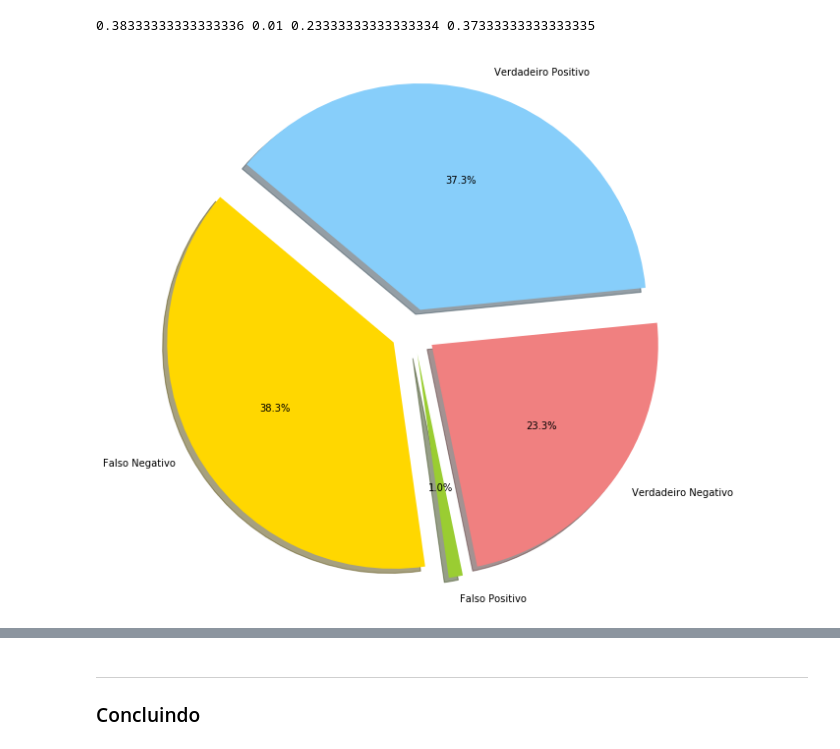
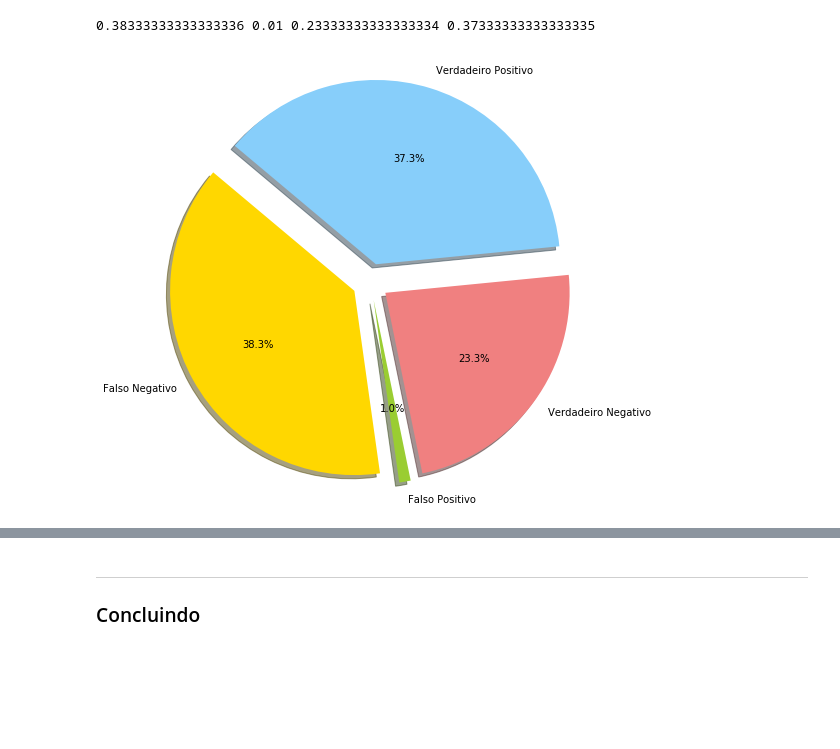
Before and after one commit to EikiSantos/DataScience-Project, a Jupyter notebook: Projeto2_layout.ipynb, the cells around one changed output, grey strips where cells are left out. Saved outputs shown, nothing was run; the diff lists cells and outputs as text; code cells hidden in the pictures; blank space fills up the shorter version.

```diff
--- a/Projeto2_layout.ipynb
+++ b/Projeto2_layout.ipynb
@@ -352,17 +355,17 @@ dic = {"V_N":porc_v_n,
 # %%
 # Data to plot
 labels = 'Falso Negativo', "Falso Positivo", "Verdadeiro Negativo", 'Verdadeiro Positivo'
 sizes = [porc_f_n, porc_f_p, porc_v_n, porc_v_p]
 colors = ['gold', 'yellowgreen', 'lightcoral', 'lightskyblue']
 explode = (0.1, 0.1, 0.1, 0.1)  # explode 1st slice
 
 # Plot
-plt.figure(figsize=[10,10])
+plt.figure(figsize=[8,8])
 plt.pie(sizes, explode=explode, labels=labels, colors=colors,
 autopct='%1.1f%%', shadow=True, startangle=140)
 
 plt.axis('equal')
 plt.show()
 # %% [output]
-[figure, old version]
+[figure, new version]
 # %%
```
Also changed, not shown: parts of 5 cells of this notebook.
